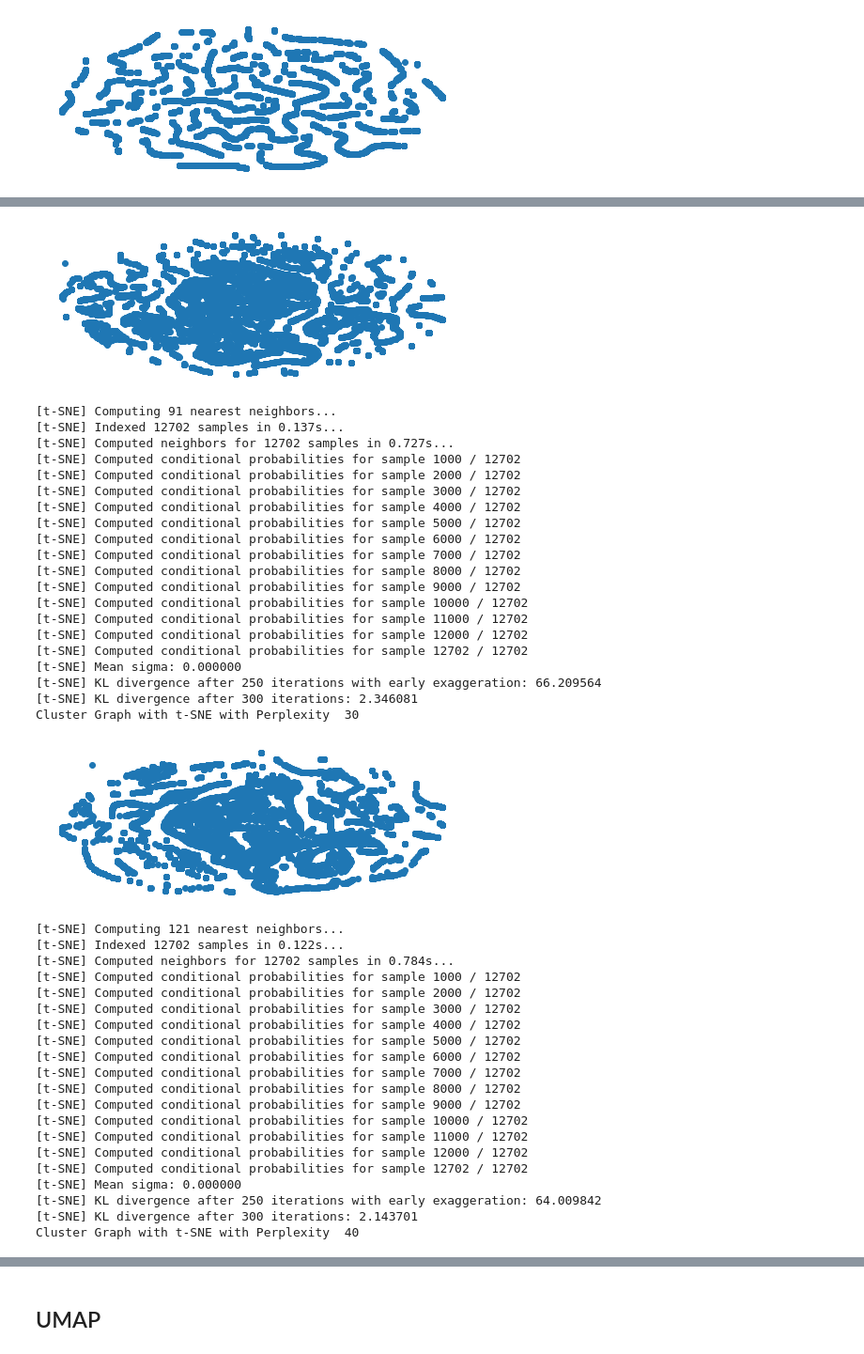
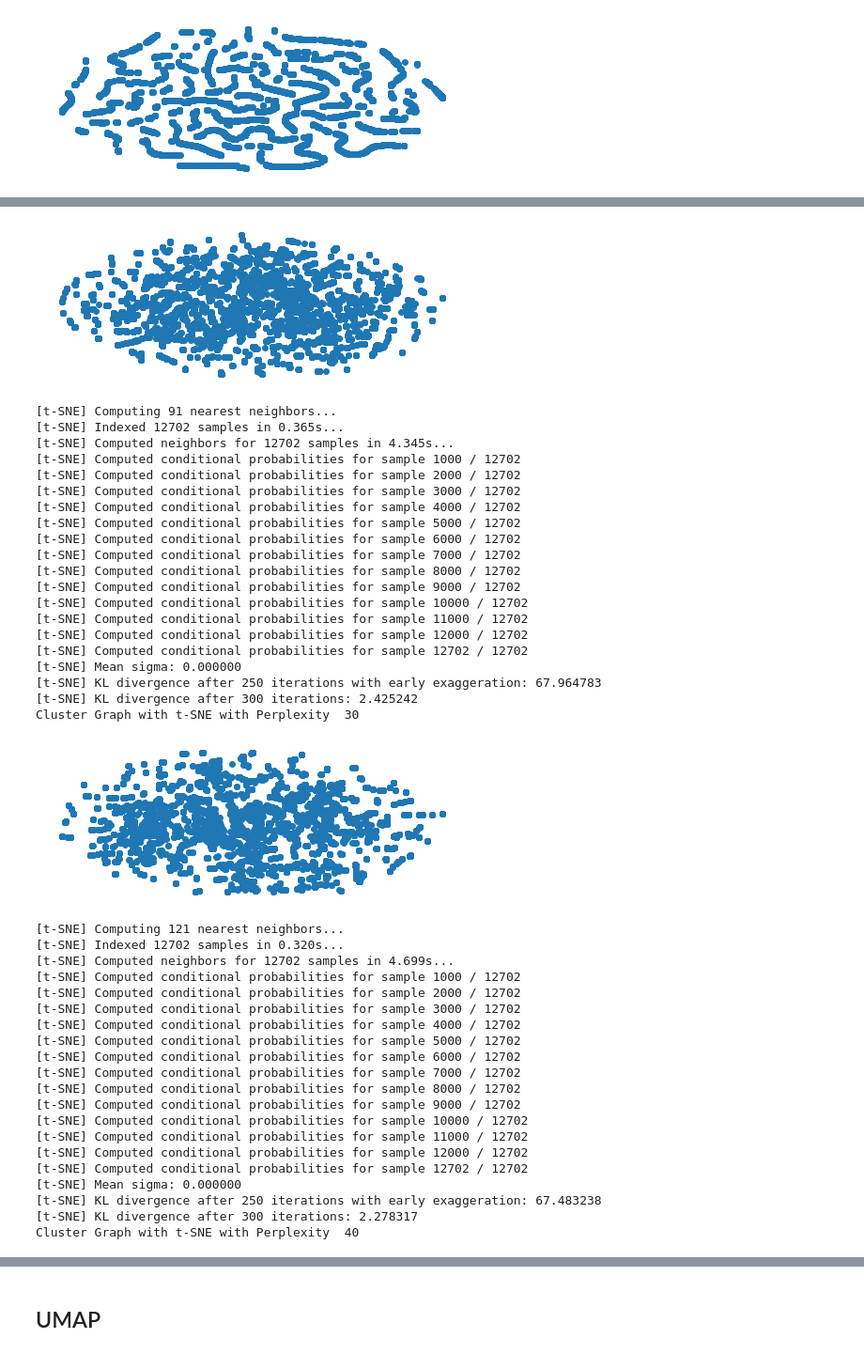
Before and after one commit to saperides/SQL-Foundations-III-Baseball-Drills, a Jupyter notebook: Capstone 3 - Unsupervised Learning with Animal Disease Outbreaks.ipynb, the cells around one changed output, grey strips where cells are left out. Shown at 94% size. Saved outputs shown, nothing was run; the diff lists cells and outputs as text; code cells hidden in the pictures.

```diff
--- a/Capstone 3 - Unsupervised Learning with Animal Disease Outbreaks.ipynb
+++ b/Capstone 3 - Unsupervised Learning with Animal Disease Outbreaks.ipynb
@@ -600,25 +601,26 @@ PCA components for 80% of variance:  [0.87935156]
 Cluster Graph with PCA
 [figure]
 # %%
-# PCA for features with greater than 0.01 absolute correlation with potential target
+# PCA for features with greater than 0.01 absolute correlation with norm_humanDeaths
 
-X_alt_01 = outbreaks[['Saudi Arabia', 'H5N8 HPAI, H5N2 HPAI', 'norm_humansAffected', 'Portugal', 'MERS-CoV ',
-                      'WHO', 'Centroid Admin1', 'Asia', 'norm_sumSlaughtered', 'OIE', 'Other', 'National authorities',
-                      'Europe', 'norm_sumDestroyed', 'Jordan',  'Exact', 'Centroid Locality',
-                      'observationYear', 'mammals', 'Bluetongue', 'birds', 'H7N9 LPAI',
-                      'African swine fever', 'France', 'China', 'H5N8 HPAI', 'wild', '8', 'norm_humansAge',
+X_01hd = outbreaks[['Saudi Arabia', 'H5N8 HPAI', 'H5N2 HPAI',  'Portugal',
+                      'WHO', 'Centroid Admin1', 'Asia',  'OIE', 'Other', 'National authorities',
+                      'Europe',  'Jordan', 'Exact', 'Centroid Locality',
+                      'observationYear',  'mammals', 'Bluetongue', 'birds', 'H7N9 LPAI',
+                      'African swine fever', 'France', 'China', 'H5N8 HPAI', 'wild', '8',
                       'observationMonth', 'Lumpy skin disease', 'Taiwan (Province of China)', 'Malaysia', 'Rabies',
-                      'Africa', 'unspecified', '4', 'FAO Field Officer', 'norm_sumCases', 'H5N1 HPAI', 'Albania',
-                      'Latvia', 'Serbia', 'Estonia', 'Russian Federation', 'Republic of Korea', 'norm_humansDeaths',
-                     'domestic', 'norm_sumDeaths', ]]
-
+                      'Africa', 'unspecified', '4', 'FAO Field Officer',  'H5N1 HPAI', 'Albania',
+                      'Latvia', 'Serbia', 'Estonia', 'Russian Federation', 'Republic of Korea',
+                     'norm_sumAtRisk', 'norm_sumCases', 'norm_sumDeaths',
+                      'norm_sumDestroyed','norm_sumSlaughtered', 'norm_humansAge',
+                   'norm_humansAffected', 'norm_differenceInDays', 'norm_humansDeaths']]
 
 pca = PCA(n_components=2)
-pca_components = pca.fit_transform(X_alt_01)
+pca_components = pca.fit_transform(X_01hd)
 print('First two PCA components: ', pca.explained_variance_ratio_)
 
 pca_80 = PCA(n_components=0.80)
-pca_components_80 = pca_80.fit_transform(X_alt_01)
+pca_components_80 = pca_80.fit_transform(X_01hd)
 print('PCA components for 80% of variance: ', pca_80.explained_variance_ratio_)
 
 
@@ -731,7 +733,7 @@ Cluster Graph with t-SNE with Perplexity  40
 # %%
 for perplexity in [10, 20, 30, 40]:
     tsne = TSNE(n_components=2, verbose=1, perplexity=perplexity, n_iter=300)
-    tsne_results = tsne.fit_transform(X_floats)
+    tsne_results = tsne.fit_transform(X_01hd)
     print('Cluster Graph with t-SNE with Perplexity ', perplexity)
     plt.figure(figsize=(8,3))
     plt.scatter(tsne_results[:, 0], tsne_results[:, 1])
@@ -783,29 +785,29 @@ Cluster Graph with t-SNE with Perplexity  10
 Cluster Graph with t-SNE with Perplexity  20
-[figure, old version]
+[figure, new version]
 [t-SNE] Computing 91 nearest neighbors...
-[t-SNE] Indexed 12702 samples in 0.137s...
-[t-SNE] Computed neighbors for 12702 samples in 0.727s...
+[t-SNE] Indexed 12702 samples in 0.365s...
+[t-SNE] Computed neighbors for 12702 samples in 4.345s...
 [t-SNE] Computed conditional probabilities for sample 1000 / 12702
 [t-SNE] Computed conditional probabilities for sample 2000 / 12702
 [t-SNE] Computed conditional probabilities for sample 3000 / 12702
 [t-SNE] Computed conditional probabilities for sample 4000 / 12702
 [t-SNE] Computed conditional probabilities for sample 5000 / 12702
 [t-SNE] Computed conditional probabilities for sample 6000 / 12702
 [t-SNE] Computed conditional probabilities for sample 7000 / 12702
 [t-SNE] Computed conditional probabilities for sample 8000 / 12702
 [t-SNE] Computed conditional probabilities for sample 9000 / 12702
 [t-SNE] Computed conditional probabilities for sample 10000 / 12702
 [t-SNE] Computed conditional probabilities for sample 11000 / 12702
 [t-SNE] Computed conditional probabilities for sample 12000 / 12702
 [t-SNE] Computed conditional probabilities for sample 12702 / 12702
 [t-SNE] Mean sigma: 0.000000
-[t-SNE] KL divergence after 250 iterations with early exaggeration: 66.209564
-[t-SNE] KL divergence after 300 iterations: 2.346081
+[t-SNE] KL divergence after 250 iterations with early exaggeration: 67.964783
+[t-SNE] KL divergence after 300 iterations: 2.425242
 Cluster Graph with t-SNE with Perplexity  30
-[figure, old version]
+[figure, new version]
 [t-SNE] Computing 121 nearest neighbors...
-[t-SNE] Indexed 12702 samples in 0.122s...
-[t-SNE] Computed neighbors for 12702 samples in 0.784s...
+[t-SNE] Indexed 12702 samples in 0.320s...
+[t-SNE] Computed neighbors for 12702 samples in 4.699s...
 [t-SNE] Computed conditional probabilities for sample 1000 / 12702
 [t-SNE] Computed conditional probabilities for sample 2000 / 12702
 [t-SNE] Computed conditional probabilities for sample 3000 / 12702
@@ -820,6 +822,6 @@ Cluster Graph with t-SNE with Perplexity  30
 [t-SNE] Computed conditional probabilities for sample 12000 / 12702
 [t-SNE] Computed conditional probabilities for sample 12702 / 12702
 [t-SNE] Mean sigma: 0.000000
-[t-SNE] KL divergence after 250 iterations with early exaggeration: 64.009842
-[t-SNE] KL divergence after 300 iterations: 2.143701
+[t-SNE] KL divergence after 250 iterations with early exaggeration: 67.483238
+[t-SNE] KL divergence after 300 iterations: 2.278317
 Cluster Graph with t-SNE with Perplexity  40
```
Also changed, not shown: parts of 16 cells of this notebook.
